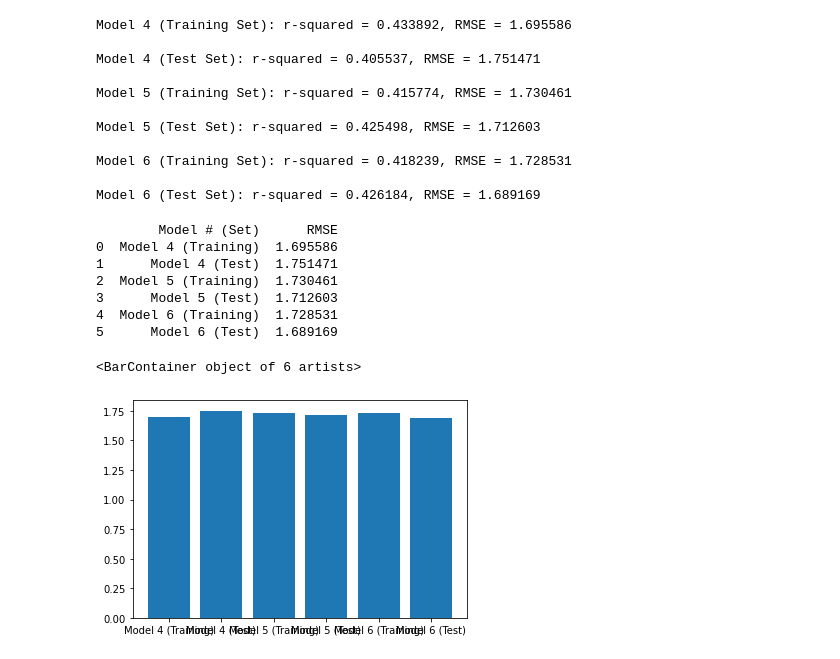
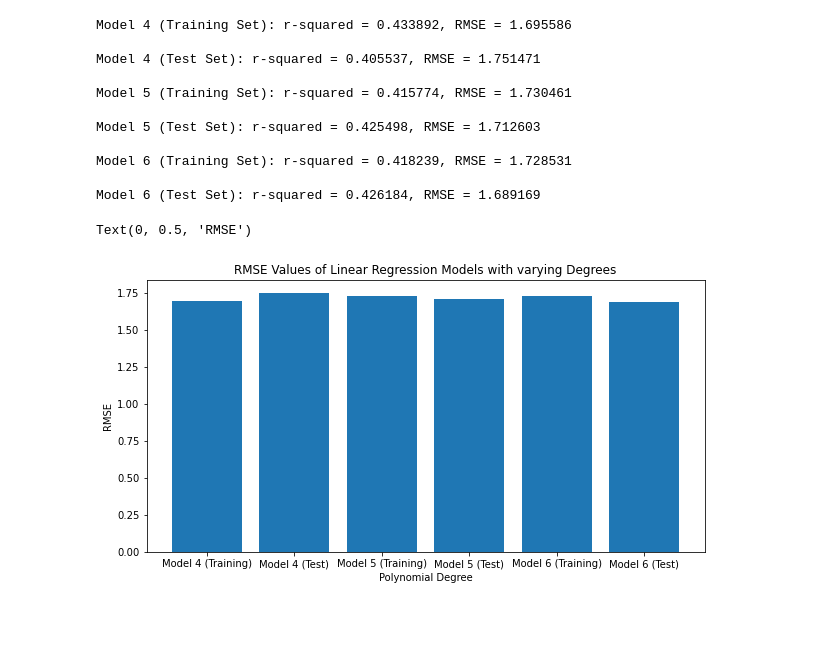
Before and after one commit to tvn4/MSE-491, a Jupyter notebook: Lab 1/Assignment 1/2 - Simple Linear Regression.ipynb, the cells around one changed output. Saved outputs shown, nothing was run; the diff lists cells and outputs as text; code cells hidden in the pictures; blank space fills up the shorter version.

```diff
--- a/Lab 1/Assignment 1/2 - Simple Linear Regression.ipynb
+++ b/Lab 1/Assignment 1/2 - Simple Linear Regression.ipynb
@@ -193,23 +194,18 @@ Model 6 (Test Set): r-squared = 0.426184, RMSE = 1.689169
 # %%
 ## Barchart of RMSE Values
 RMSE_dd = []
 
 for n in range(3):
     RMSE_dd.append([('Model %i (Training)' %(n+4)), RMSE_train_dd[n]])
     RMSE_dd.append([('Model %i (Test)' %(n+4)), RMSE_test_dd[n]])
 
-RMSE_df = pd.DataFrame (RMSE_dd, columns = ['Model # (Set)', 'RMSE'])
+RMSE_df = pd.DataFrame (RMSE_dd, columns = ['Model # (Data Set)', 'RMSE'])
 
-print(RMSE_df)
-
+plt.figure(figsize=(10,5))
 plt.bar(RMSE_df.iloc[:,0],RMSE_df.iloc[:,1])
+plt.title('RMSE Values of Linear Regression Models with varying Degrees')
+plt.xlabel('Polynomial Degree')
+plt.ylabel('RMSE')
 # %% [output]
-        Model # (Set)      RMSE
-0  Model 4 (Training)  1.695586
-1      Model 4 (Test)  1.751471
-2  Model 5 (Training)  1.730461
-3      Model 5 (Test)  1.712603
-4  Model 6 (Training)  1.728531
-5      Model 6 (Test)  1.689169
+Text(0, 0.5, 'RMSE')
-<BarContainer object of 6 artists>
-[figure, old version]
+[figure, new version]
```
Also changed, not shown: parts of 1 cell of this notebook.
